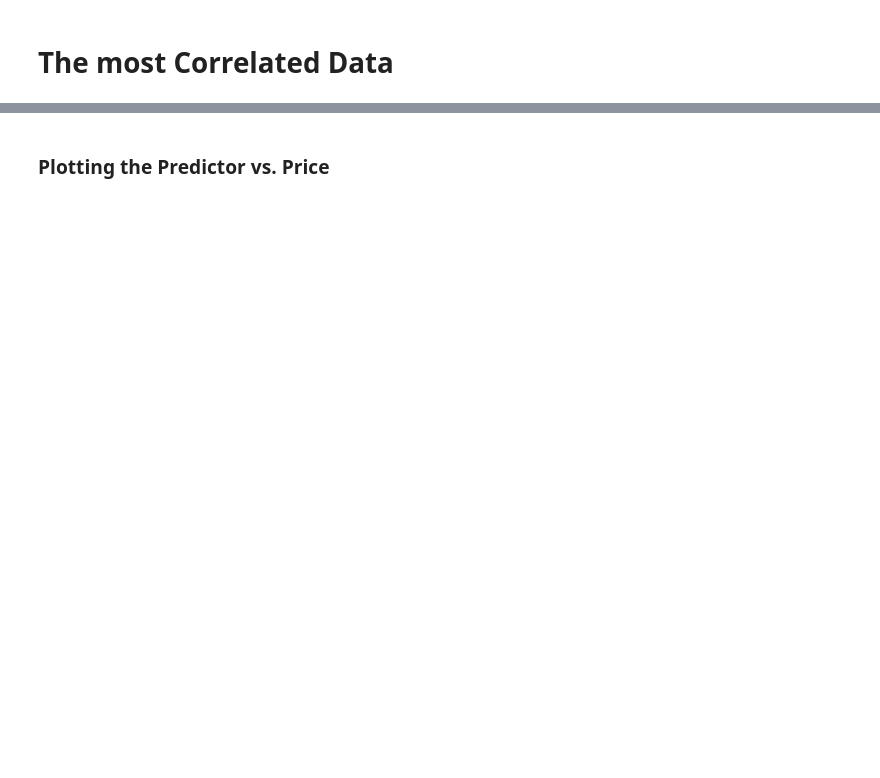
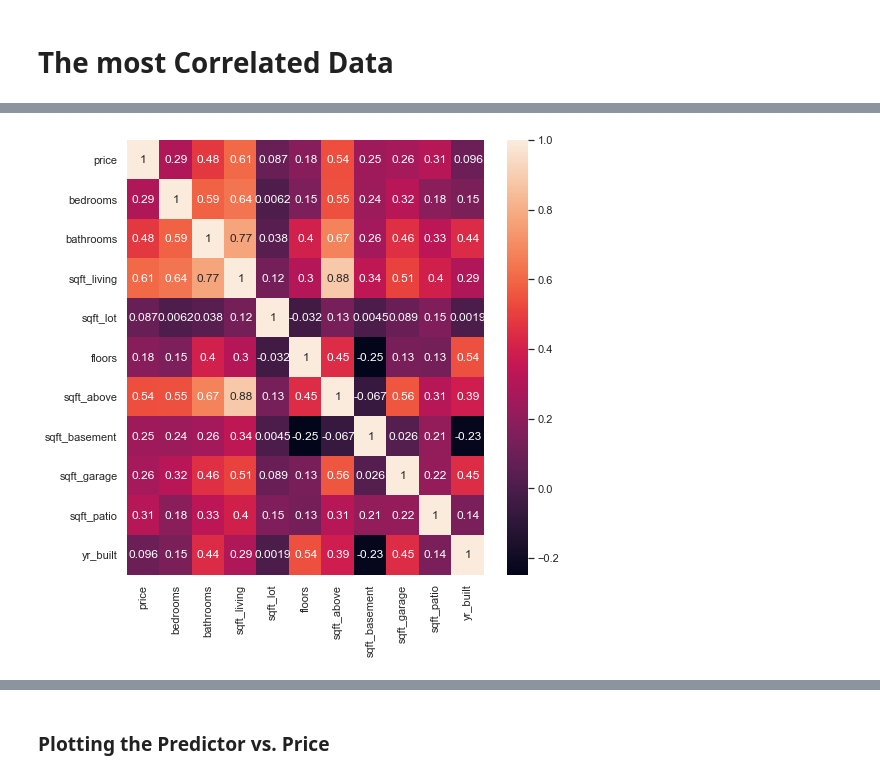
Before and after one commit to drykvf/Housing-Project, a Jupyter notebook: HAK notebook.ipynb, the cells around one changed output, grey strips where cells are left out. Cells and saved outputs as stored; diff of their text form; code cells hidden in the pictures; blank space fills up the shorter version.

```diff
--- a/HAK notebook.ipynb
+++ b/HAK notebook.ipynb
@@ -200,0 +218,7 @@ most_correlated = 'sqft_living'
+# %%
+# Checking the correlation visual as a heatmap among each other all data
+
+sns.set(rc={'figure.figsize':(8, 8)})
+sns.heatmap(df_cleaned.corr(), annot=True);
+# %% [output]
+[figure, added]
```
Also changed, not shown: parts of 108 cells of this notebook.
